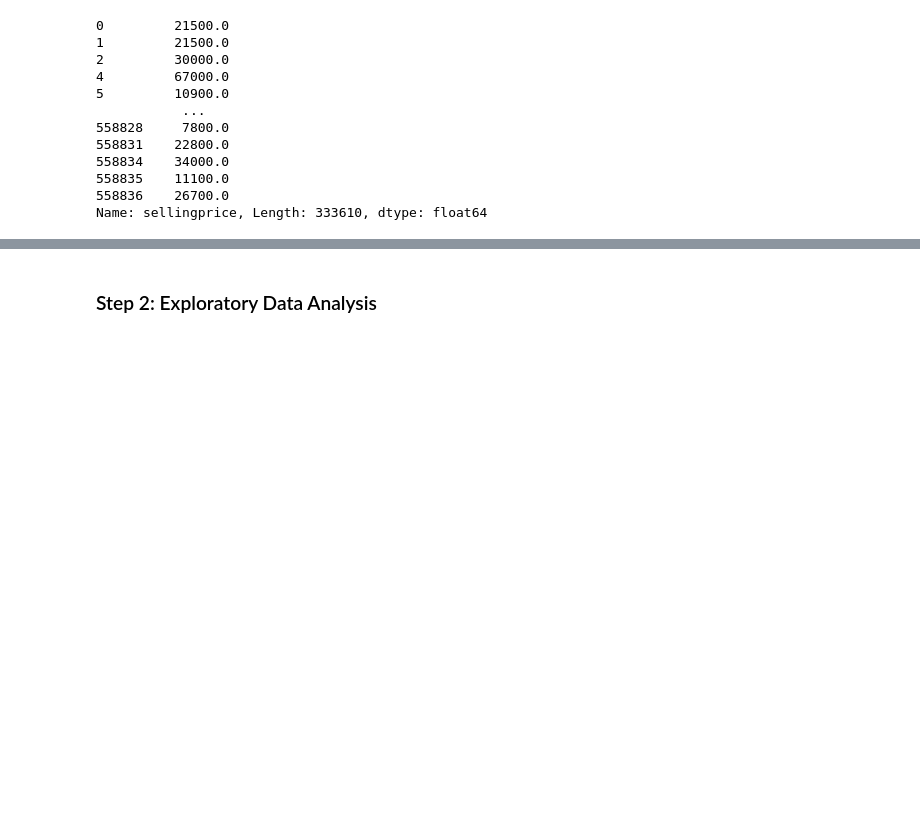
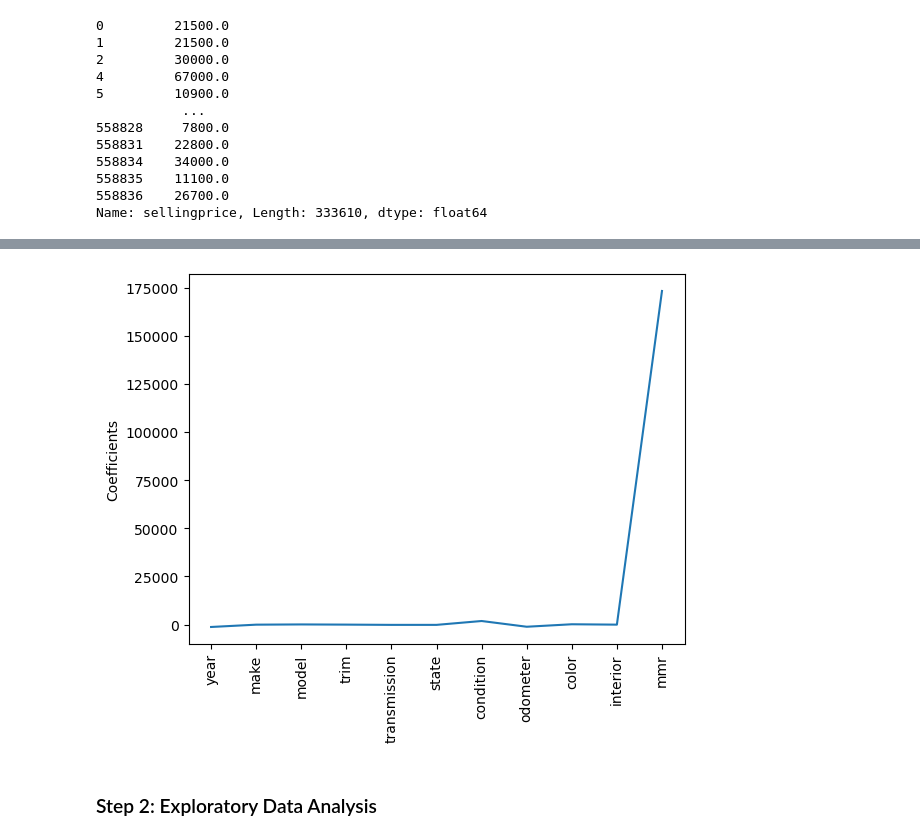
Before and after one commit to Graci98/Price_Predictions, a Jupyter notebook: Car_Price_Predictions.ipynb, the cells around one changed output, grey strips where cells are left out. Cells and saved outputs as stored; diff of their text form; code cells hidden in the pictures; blank space fills up the shorter version.

```diff
--- a/Car_Price_Predictions.ipynb
+++ b/Car_Price_Predictions.ipynb
@@ -249,0 +273,4 @@ msre
+# %%
+lass_two = Lasso(alpha=10000)
+# %%
+lass_two.fit(xtrain, ytrain)
@@ -250,3 +350,13 @@ msre
+# %%
+#VISUALIZE COEFFICIENTS
+linear_coef=regres.fit(X,y).coef_
+
+plt.plot(range(len(coef_names)), linear_coef)
+plt.xticks(range(len(coef_names)), coef_names, rotation=90)
+plt.ylabel("Coefficients")
+plt.show()
+# %% [output]
+[figure, added]
 # %% [markdown]
 ### Step 2: Exploratory Data Analysis
 # %%
```
Also changed, not shown: parts of 41 cells of this notebook, 3 other files.
